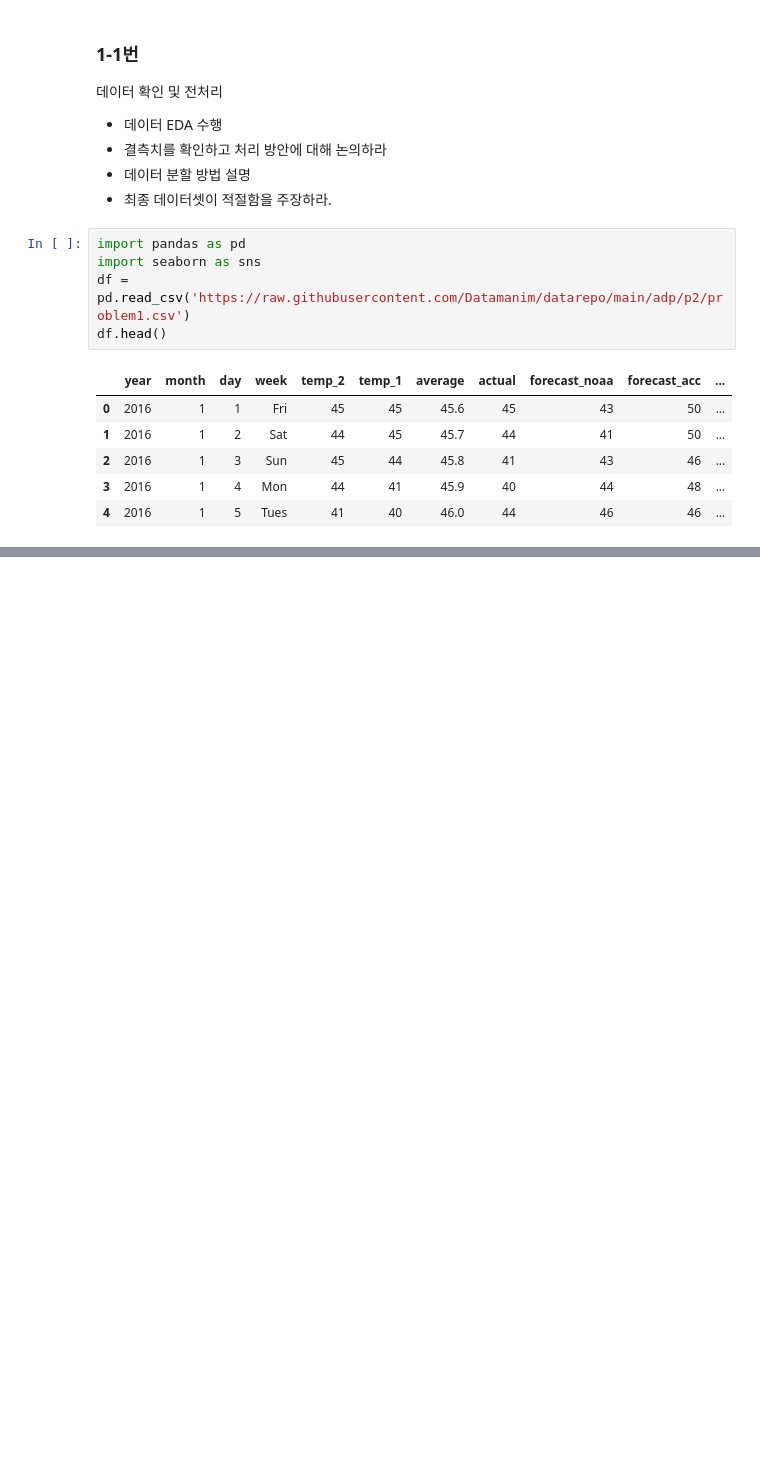
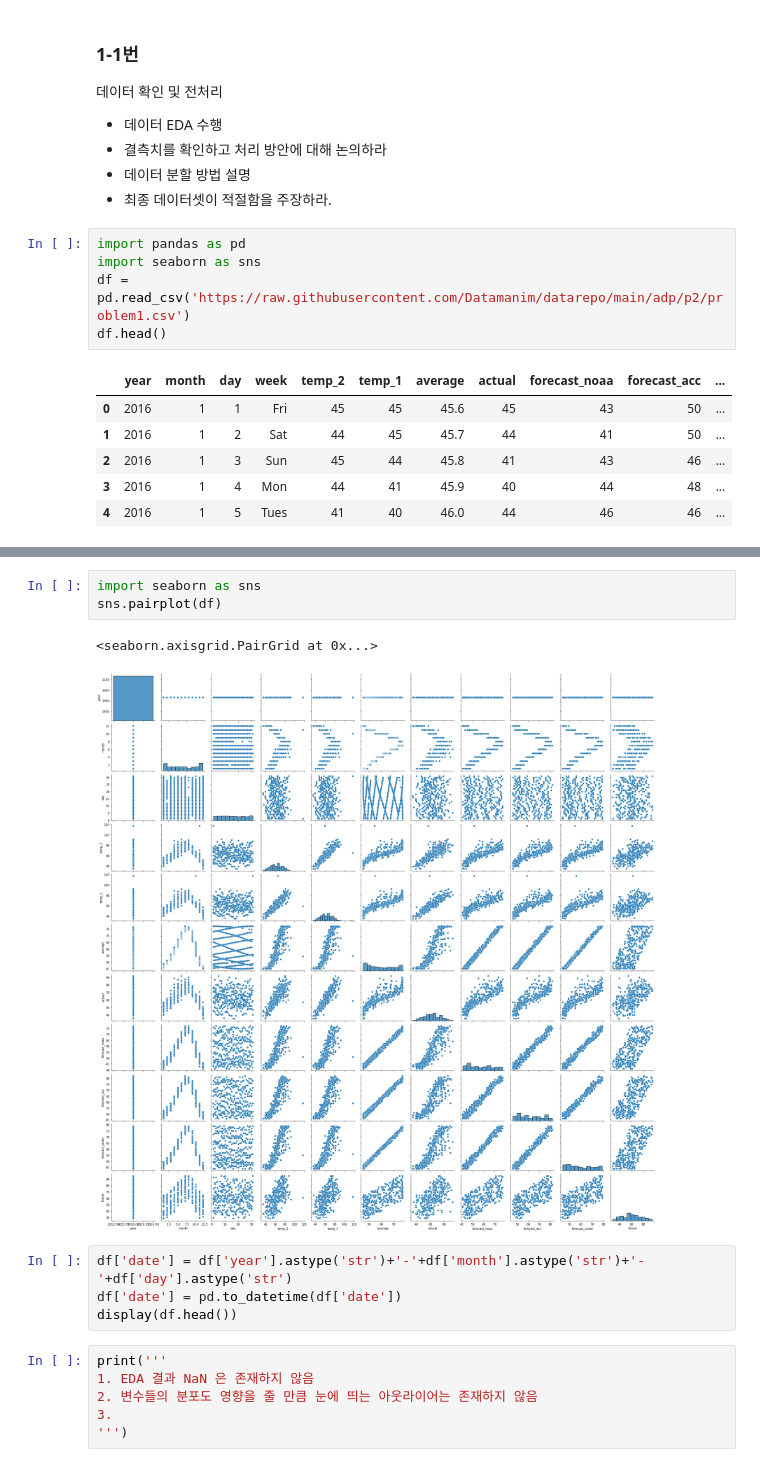
Before and after one commit to johyunkang/adp_certificate, a Jupyter notebook: adp_20.ipynb, the cells around one changed output, grey strips where cells are left out. Cells and saved outputs as stored; diff of their text form; blank space fills up the shorter version.

```diff
--- a/adp_20.ipynb
+++ b/adp_20.ipynb
@@ -32,0 +64,16 @@ df.head()
+# %%
+import seaborn as sns
+sns.pairplot(df)
+# %% [output]
+<seaborn.axisgrid.PairGrid at 0x...>
+[figure, added]
+# %%
+df['date'] = df['year'].astype('str')+'-'+df['month'].astype('str')+'-'+df['day'].astype('str')
+df['date'] = pd.to_datetime(df['date'])
+display(df.head())
+# %%
+print('''
+1. EDA 결과 NaN 은 존재하지 않음
+2. 변수들의 분포도 영향을 줄 만큼 눈에 띄는 아웃라이어는 존재하지 않음
+3.
+''')
```
Also changed, not shown: parts of 2 cells of this notebook.
